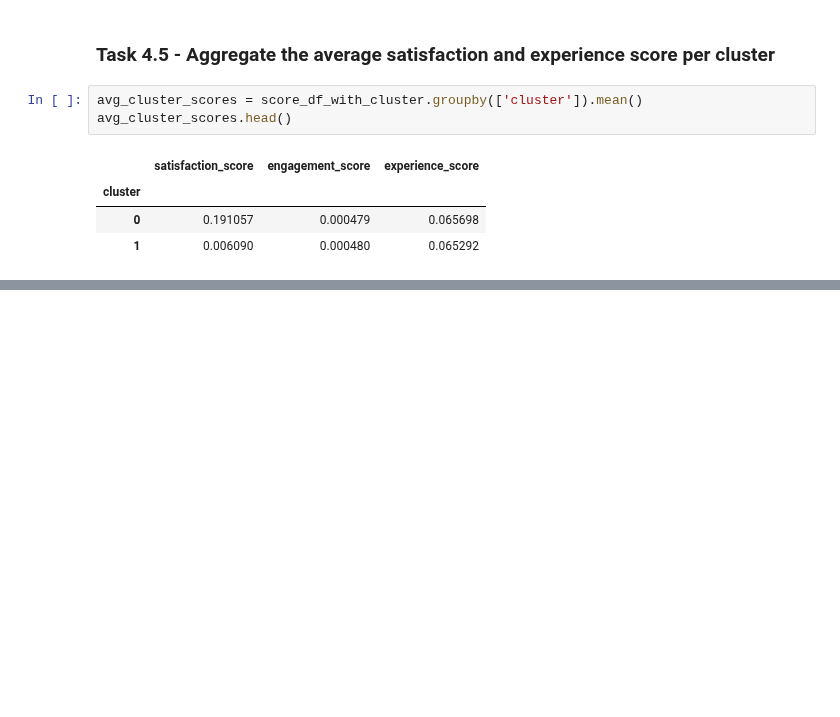
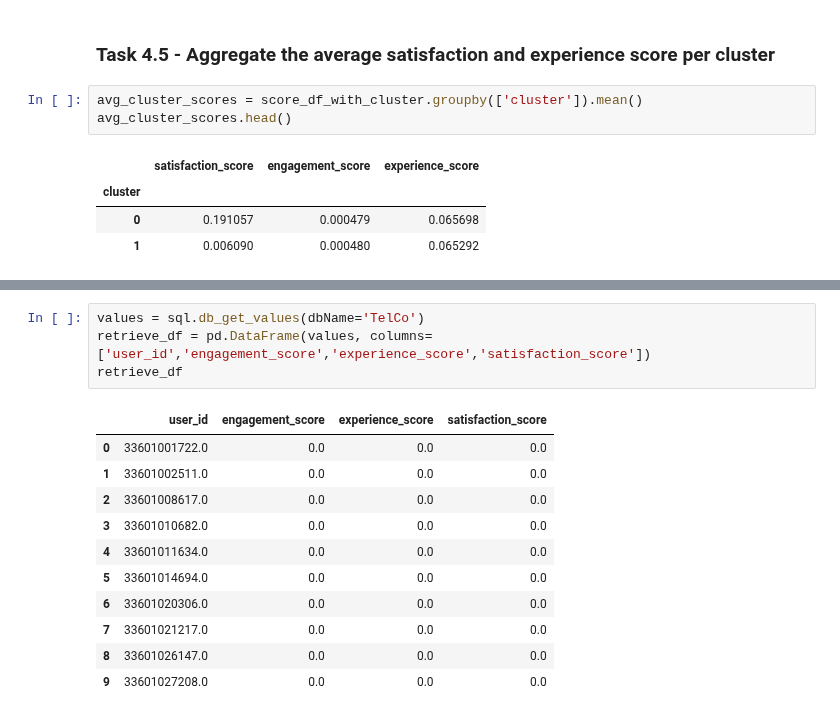
Before and after one commit to teddyk251/Telecom-Data-Analysis, a Jupyter notebook: notebooks/UserSatisfactionAnalysis.ipynb, the cells around one changed output, grey strips where cells are left out. Saved outputs shown, nothing was run; the diff lists cells and outputs as text; blank space fills up the shorter version.

Commit message:
user_overview_dashboard

```diff
--- a/notebooks/UserSatisfactionAnalysis.ipynb
+++ b/notebooks/UserSatisfactionAnalysis.ipynb
@@ -144,0 +220,16 @@ avg_cluster_scores.head()
+# %%
+values = sql.db_get_values(dbName='TelCo')
+retrieve_df = pd.DataFrame(values, columns=['user_id','engagement_score','experience_score','satisfaction_score'])
+retrieve_df
+# %% [output]
+|  | user_id | engagement_score | experience_score | satisfaction_score |
+| 0 | 33601001722.0 | 0.0 | 0.0 | 0.0 |
+| 1 | 33601002511.0 | 0.0 | 0.0 | 0.0 |
+| 2 | 33601008617.0 | 0.0 | 0.0 | 0.0 |
+| 3 | 33601010682.0 | 0.0 | 0.0 | 0.0 |
+| 4 | 33601011634.0 | 0.0 | 0.0 | 0.0 |
+| 5 | 33601014694.0 | 0.0 | 0.0 | 0.0 |
+| 6 | 33601020306.0 | 0.0 | 0.0 | 0.0 |
+| 7 | 33601021217.0 | 0.0 | 0.0 | 0.0 |
+| 8 | 33601026147.0 | 0.0 | 0.0 | 0.0 |
+| 9 | 33601027208.0 | 0.0 | 0.0 | 0.0 |
```
Also changed, not shown: parts of 15 cells of this notebook, 4 other files.
